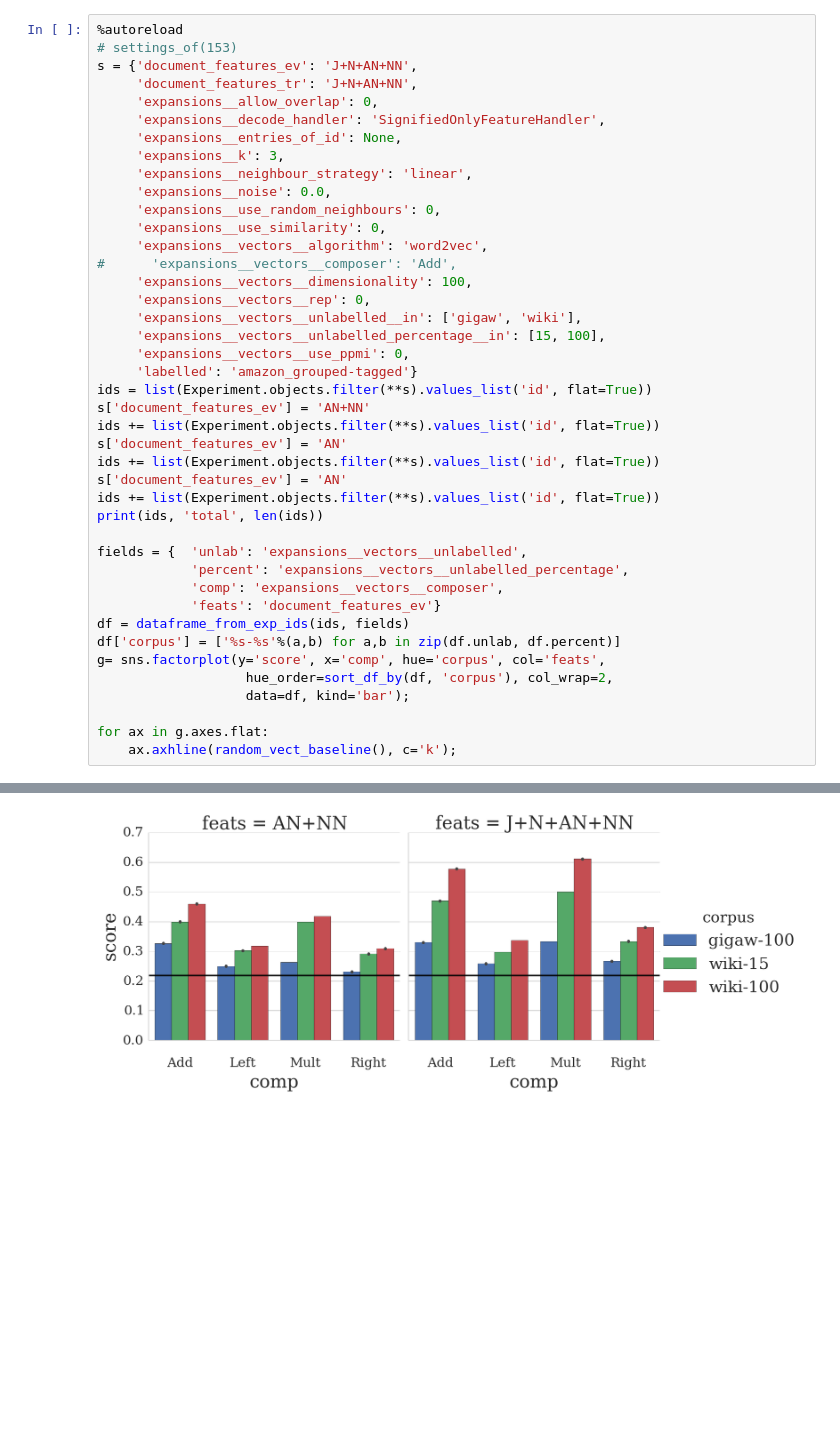
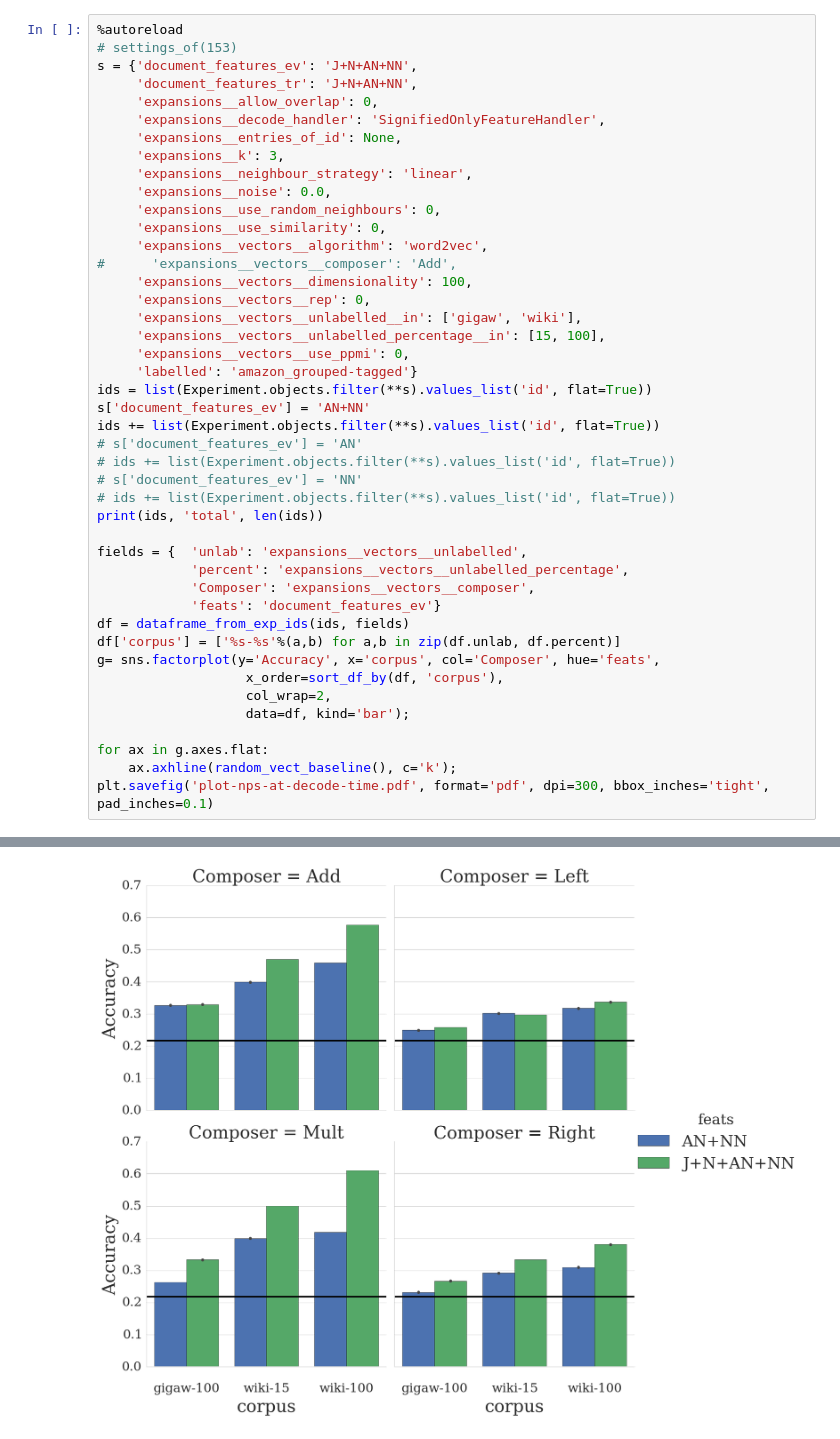
Before and after one commit to mbatchkarov/ExpLosion, a Jupyter notebook: notebooks/different_features_NPs_at_decode_time.ipynb, the cells around one changed output, grey strips where cells are left out. Cells and saved outputs as stored; diff of their text form; blank space fills up the shorter version.

```diff
--- a/notebooks/different_features_NPs_at_decode_time.ipynb
+++ b/notebooks/different_features_NPs_at_decode_time.ipynb
@@ -29,23 +29,25 @@ s = {'document_features_ev': 'J+N+AN+NN',
 ids = list(Experiment.objects.filter(**s).values_list('id', flat=True))
 s['document_features_ev'] = 'AN+NN'
 ids += list(Experiment.objects.filter(**s).values_list('id', flat=True))
-s['document_features_ev'] = 'AN'
-ids += list(Experiment.objects.filter(**s).values_list('id', flat=True))
-s['document_features_ev'] = 'AN'
-ids += list(Experiment.objects.filter(**s).values_list('id', flat=True))
+# s['document_features_ev'] = 'AN'
+# ids += list(Experiment.objects.filter(**s).values_list('id', flat=True))
+# s['document_features_ev'] = 'NN'
+# ids += list(Experiment.objects.filter(**s).values_list('id', flat=True))
 print(ids, 'total', len(ids))
 
 fields = {  'unlab': 'expansions__vectors__unlabelled',
             'percent': 'expansions__vectors__unlabelled_percentage',
-            'comp': 'expansions__vectors__composer',
+            'Composer': 'expansions__vectors__composer',
             'feats': 'document_features_ev'}
 df = dataframe_from_exp_ids(ids, fields)
 df['corpus'] = ['%s-%s'%(a,b) for a,b in zip(df.unlab, df.percent)]
-g= sns.factorplot(y='score', x='comp', hue='corpus', col='feats',
-                   hue_order=sort_df_by(df, 'corpus'), col_wrap=2,
+g= sns.factorplot(y='Accuracy', x='corpus', col='Composer', hue='feats',
+                   x_order=sort_df_by(df, 'corpus'),
+                   col_wrap=2,
                    data=df, kind='bar');
 
 for ax in g.axes.flat:
     ax.axhline(random_vect_baseline(), c='k');
+plt.savefig('plot-nps-at-decode-time.pdf', format='pdf', dpi=300, bbox_inches='tight', pad_inches=0.1)
 # %% [output]
 [153, 154, 155, 156, 157, 158, 159, 160, 161, 162, 163, 164, 21, 22, 23, 24, 46, 47, 48, 49, 97, 107, 117, 127] total 24
@@ -58 +60 @@ feats has 12000 values
-[figure, old version]
+[figure, new version]
```
Also changed, not shown: parts of 2 cells of this notebook, 10 other files.
